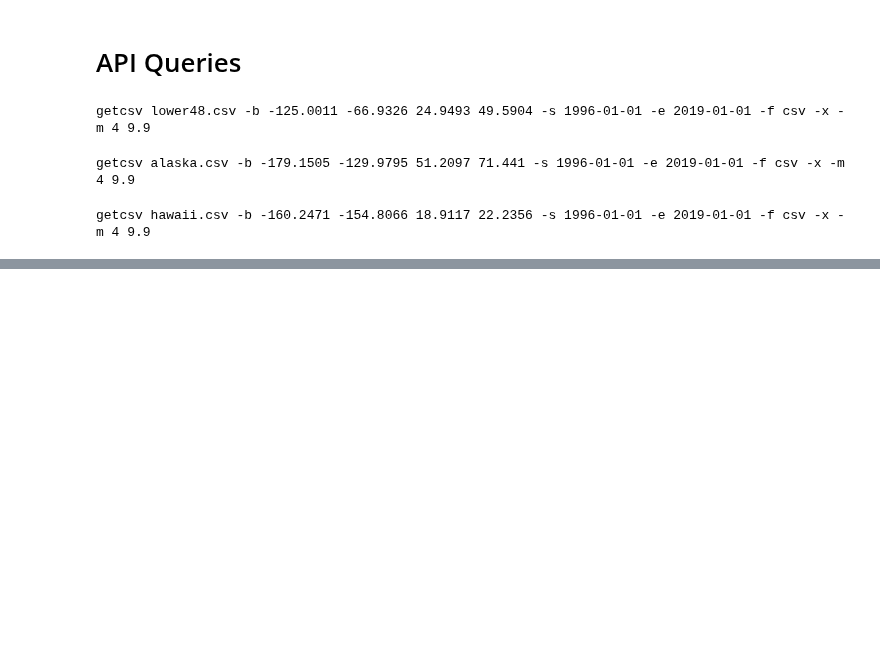
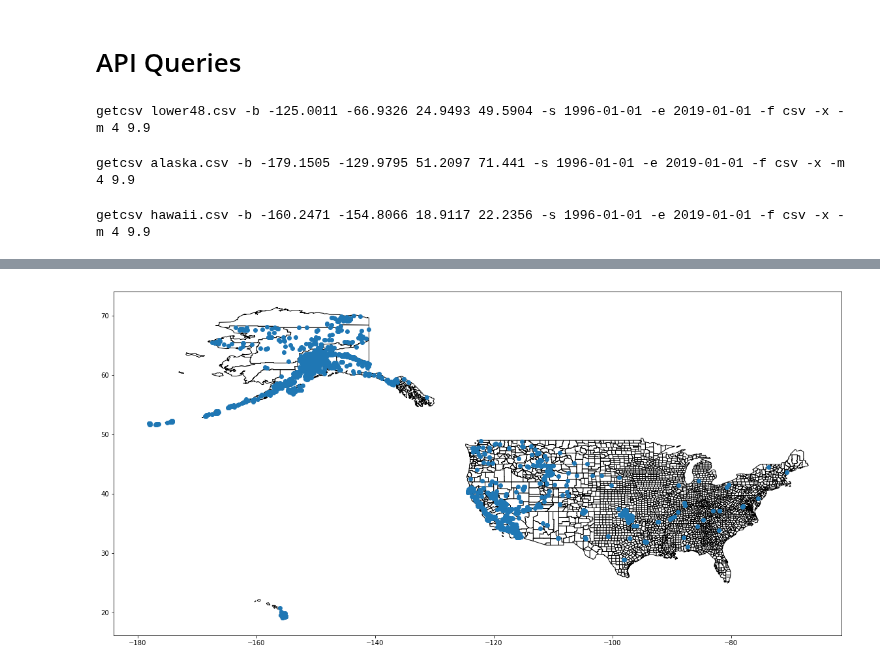
Before and after one commit to labs12-should-i-live-here/DS, a Jupyter notebook: notebooks/DMA5 - Earthquakes.ipynb, the cells around one changed output, grey strips where cells are left out. Drawn from its saved outputs; the diff is of its cells as text; code cells hidden in the pictures; blank space fills up the shorter version.

```diff
--- a/notebooks/DMA5 - Earthquakes.ipynb
+++ b/notebooks/DMA5 - Earthquakes.ipynb
@@ -77,0 +127,9 @@ lower48.head()
+# %%
+# Make FIPS codes back into integers
+quakes_county['FIPS'] = quakes_county['FIPS'].astype(int)
+
+# Extract year as its own column
+quakes_county['year'] = [t.year for t in pd.to_datetime(quakes_county['time'])]
+
+# Trim unnecessary columns
+quakes_county = quakes_county[['FIPS','year','magnitude','geometry']]
@@ -77,0 +154,8 @@ lower48.head()
+# %%
+#And the same, but trimmed to only show the earthquakes that happened within the county boundaries.
+fig, ax = plt.subplots(figsize=(20,20))
+counties.plot(ax=ax, color='white', edgecolor='black');
+quakes_county.plot(ax=ax, marker='o')
+plt.show()
+# %% [output]
+[figure, added]
```
Also changed, not shown: parts of 14 cells of this notebook, 4 other files.
